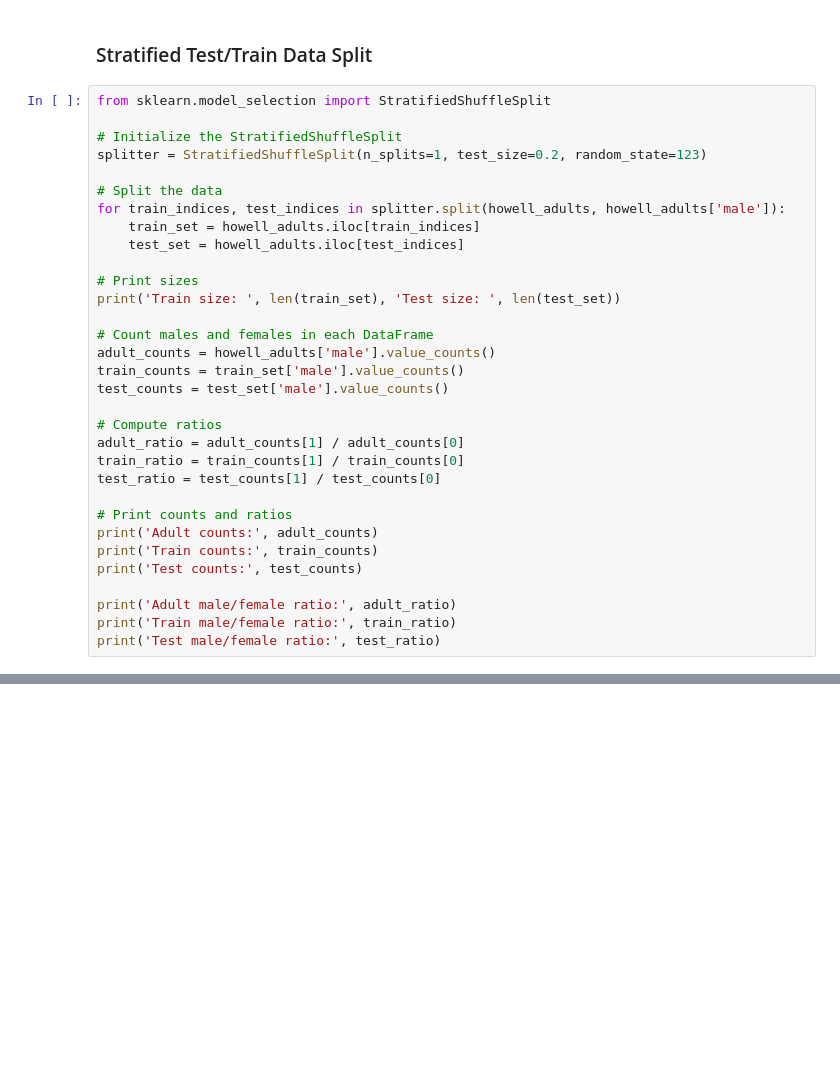
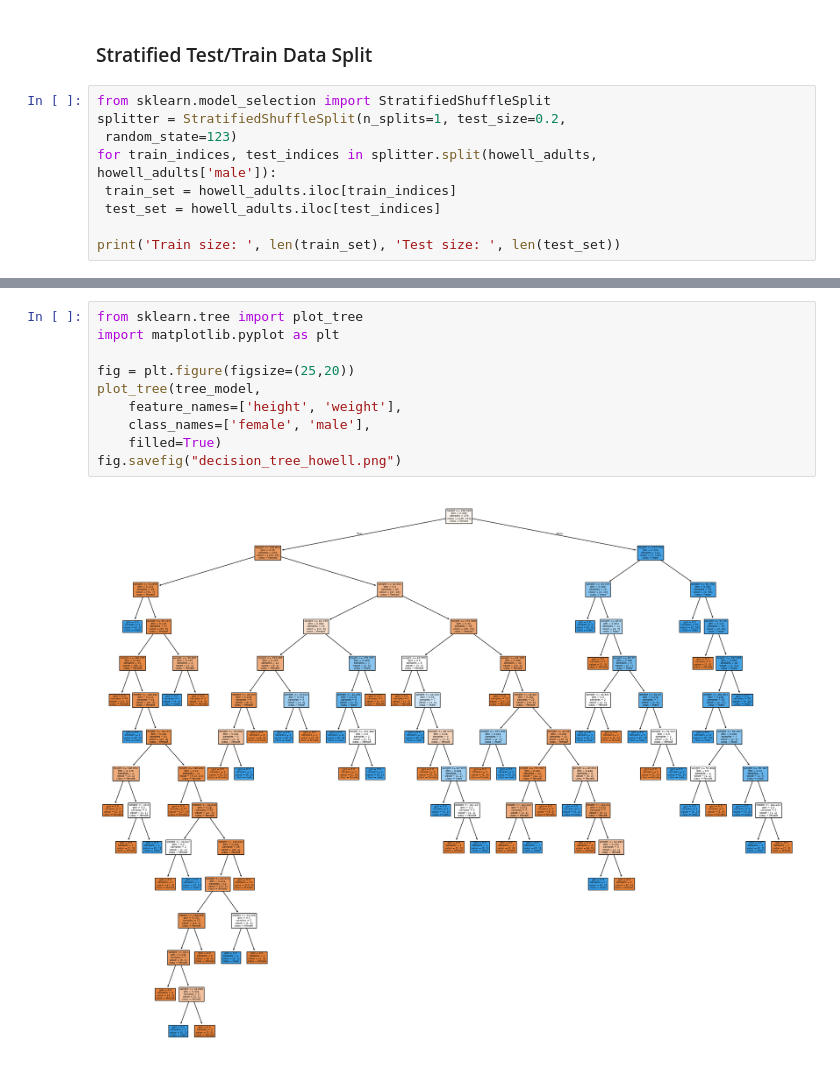
Before and after one commit to dgraves4/ml-jupyterlab3-classifiers, a Jupyter notebook: dgraves_lab3_starter.ipynb, the cells around one changed output, grey strips where cells are left out. Cells and saved outputs as stored; diff of their text form; blank space fills up the shorter version.

```diff
--- a/dgraves_lab3_starter.ipynb
+++ b/dgraves_lab3_starter.ipynb
@@ -341,35 +136,13 @@ Test male/female ratio: 0.7073170731707317
 ### Stratified Test/Train Data Split
 # %%
 from sklearn.model_selection import StratifiedShuffleSplit
+splitter = StratifiedShuffleSplit(n_splits=1, test_size=0.2,
+ random_state=123)
+for train_indices, test_indices in splitter.split(howell_adults,
+howell_adults['male']):
+ train_set = howell_adults.iloc[train_indices]
+ test_set = howell_adults.iloc[test_indices]
 
-# Initialize the StratifiedShuffleSplit
-splitter = StratifiedShuffleSplit(n_splits=1, test_size=0.2, random_state=123)
-
-# Split the data
-for train_indices, test_indices in splitter.split(howell_adults, howell_adults['male']):
-    train_set = howell_adults.iloc[train_indices]
-    test_set = howell_adults.iloc[test_indices]
-
-# Print sizes
 print('Train size: ', len(train_set), 'Test size: ', len(test_set))
-
-# Count males and females in each DataFrame
-adult_counts = howell_adults['male'].value_counts()
-train_counts = train_set['male'].value_counts()
-test_counts = test_set['male'].value_counts()
-
-# Compute ratios
-adult_ratio = adult_counts[1] / adult_counts[0]
-train_ratio = train_counts[1] / train_counts[0]
-test_ratio = test_counts[1] / test_counts[0]
-
-# Print counts and ratios
-print('Adult counts:', adult_counts)
-print('Train counts:', train_counts)
-print('Test counts:', test_counts)
-
-print('Adult male/female ratio:', adult_ratio)
-print('Train male/female ratio:', train_ratio)
-print('Test male/female ratio:', test_ratio)
 # %% [output]
 Train size:  276 Test size:  70
@@ -390,0 +360,12 @@ Test male/female ratio: 0.8918918918918919
+# %%
+from sklearn.tree import plot_tree
+import matplotlib.pyplot as plt
+
+fig = plt.figure(figsize=(25,20))
+plot_tree(tree_model,
+    feature_names=['height', 'weight'],
+    class_names=['female', 'male'],
+    filled=True)
+fig.savefig("decision_tree_howell.png")
+# %% [output]
+[figure, added]
```
Also changed, not shown: parts of 31 cells of this notebook, 3 other files.
